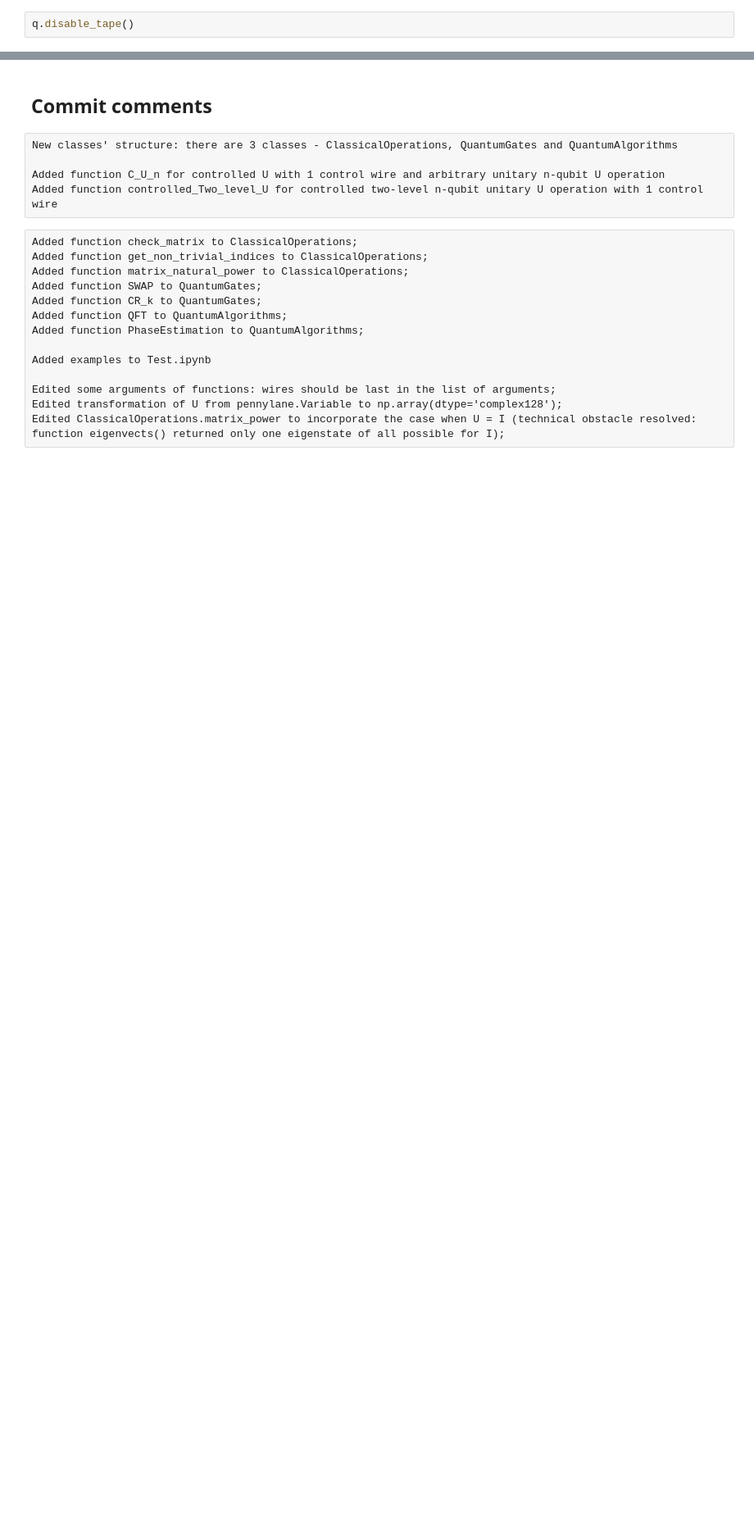
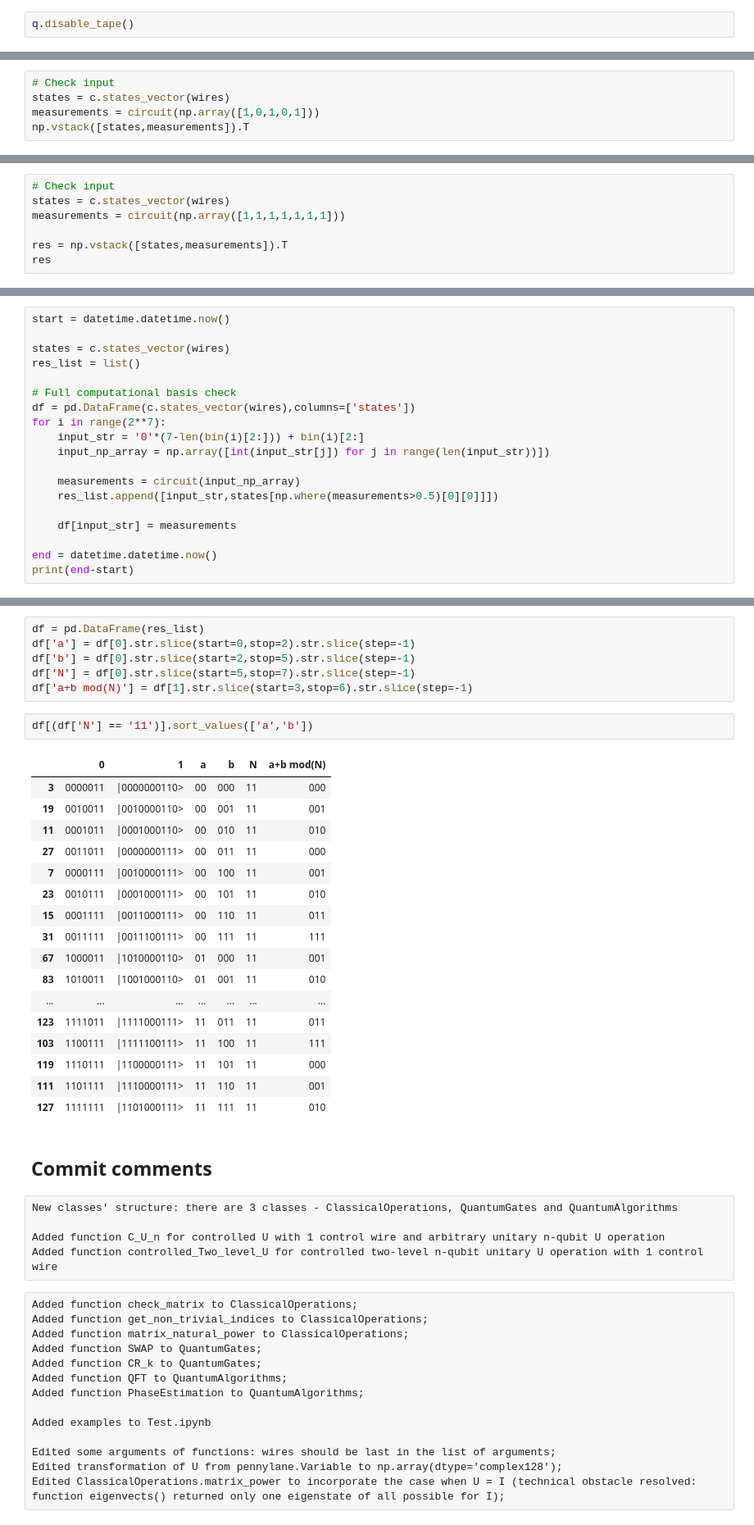
Before and after one commit to Anatoly-Antipov/QuantumOperations, a Jupyter notebook: Test.ipynb, the cells around one changed output, grey strips where cells are left out. Shown at 82% size. Cells and saved outputs as stored; diff of their text form; blank space fills up the shorter version.

```diff
--- a/Test.ipynb
+++ b/Test.ipynb
@@ -717,0 +765,5 @@ q.disable_tape()
+# %%
+# Check input
+states = c.states_vector(wires)
+measurements = circuit(np.array([1,0,1,0,1]))
+np.vstack([states,measurements]).T
@@ -717,0 +872,7 @@ q.disable_tape()
+# %%
+# Check input
+states = c.states_vector(wires)
+measurements = circuit(np.array([1,1,1,1,1,1,1]))
+
+res = np.vstack([states,measurements]).T
+res
@@ -717,0 +887,19 @@ q.disable_tape()
+# %%
+start = datetime.datetime.now()
+
+states = c.states_vector(wires)
+res_list = list()
+
+# Full computational basis check
+df = pd.DataFrame(c.states_vector(wires),columns=['states'])
+for i in range(2**7):
+    input_str = '0'*(7-len(bin(i)[2:])) + bin(i)[2:]
+    input_np_array = np.array([int(input_str[j]) for j in range(len(input_str))])
+
+    measurements = circuit(input_np_array)
+    res_list.append([input_str,states[np.where(measurements>0.5)[0][0]]])
+
+    df[input_str] = measurements
+
+end = datetime.datetime.now()
+print(end-start)
@@ -718,3 +908,29 @@ q.disable_tape()
+# %%
+df = pd.DataFrame(res_list)
+df['a'] = df[0].str.slice(start=0,stop=2).str.slice(step=-1)
+df['b'] = df[0].str.slice(start=2,stop=5).str.slice(step=-1)
+df['N'] = df[0].str.slice(start=5,stop=7).str.slice(step=-1)
+df['a+b mod(N)'] = df[1].str.slice(start=3,stop=6).str.slice(step=-1)
+# %%
+df[(df['N'] == '11')].sort_values(['a','b'])
+# %% [output]
+|  | 0 | 1 | a | b | N | a+b mod(N) |
+| 3 | 0000011 | |0000000110> | 00 | 000 | 11 | 000 |
+| 19 | 0010011 | |0010000110> | 00 | 001 | 11 | 001 |
+| 11 | 0001011 | |0001000110> | 00 | 010 | 11 | 010 |
+| 27 | 0011011 | |0000000111> | 00 | 011 | 11 | 000 |
+| 7 | 0000111 | |0010000111> | 00 | 100 | 11 | 001 |
+| 23 | 0010111 | |0001000111> | 00 | 101 | 11 | 010 |
+| 15 | 0001111 | |0011000111> | 00 | 110 | 11 | 011 |
+| 31 | 0011111 | |0011100111> | 00 | 111 | 11 | 111 |
+| 67 | 1000011 | |1010000110> | 01 | 000 | 11 | 001 |
+| 83 | 1010011 | |1001000110> | 01 | 001 | 11 | 010 |
+| ... | ... | ... | ... | ... | ... | ... |
+| 123 | 1111011 | |1111000111> | 11 | 011 | 11 | 011 |
+| 103 | 1100111 | |1111100111> | 11 | 100 | 11 | 111 |
+| 119 | 1110111 | |1100000111> | 11 | 101 | 11 | 000 |
+| 111 | 1101111 | |1110000111> | 11 | 110 | 11 | 001 |
+| 127 | 1111111 | |1101000111> | 11 | 111 | 11 | 010 |
 # %% [markdown]
 ## Commit comments
 # %% [raw]
```
Also changed, not shown: parts of 13 cells of this notebook, 1 other file.
